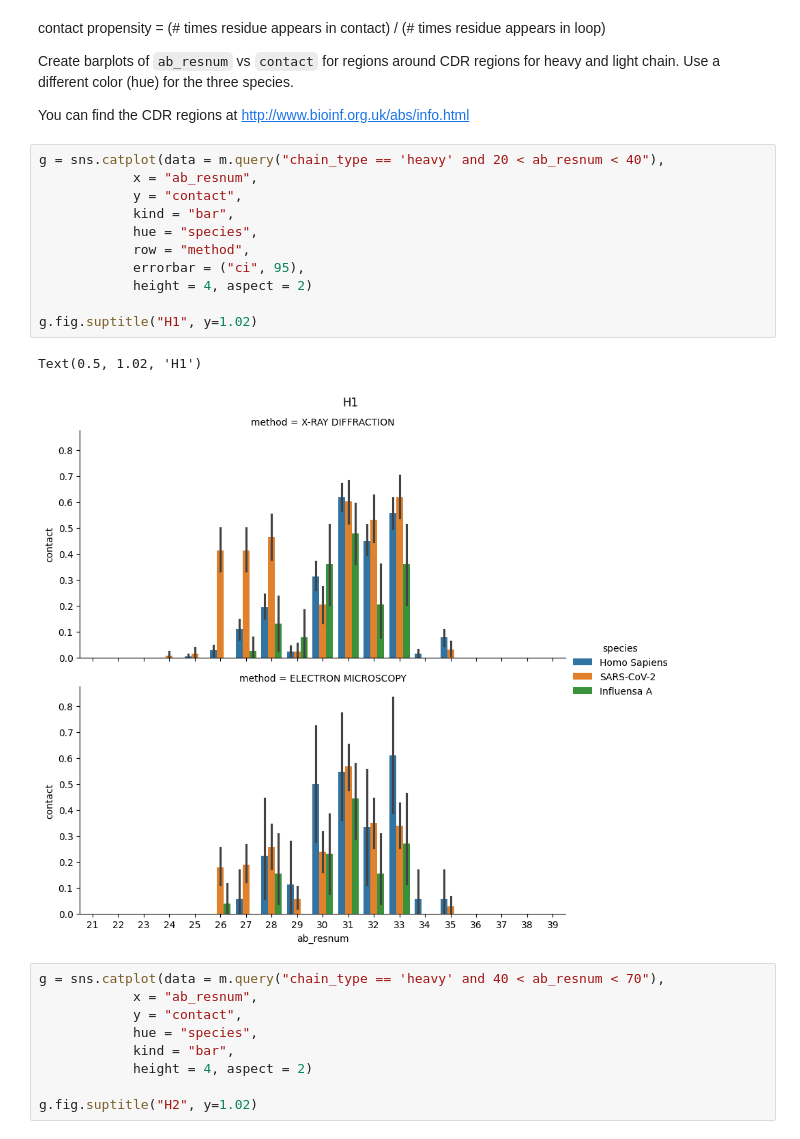
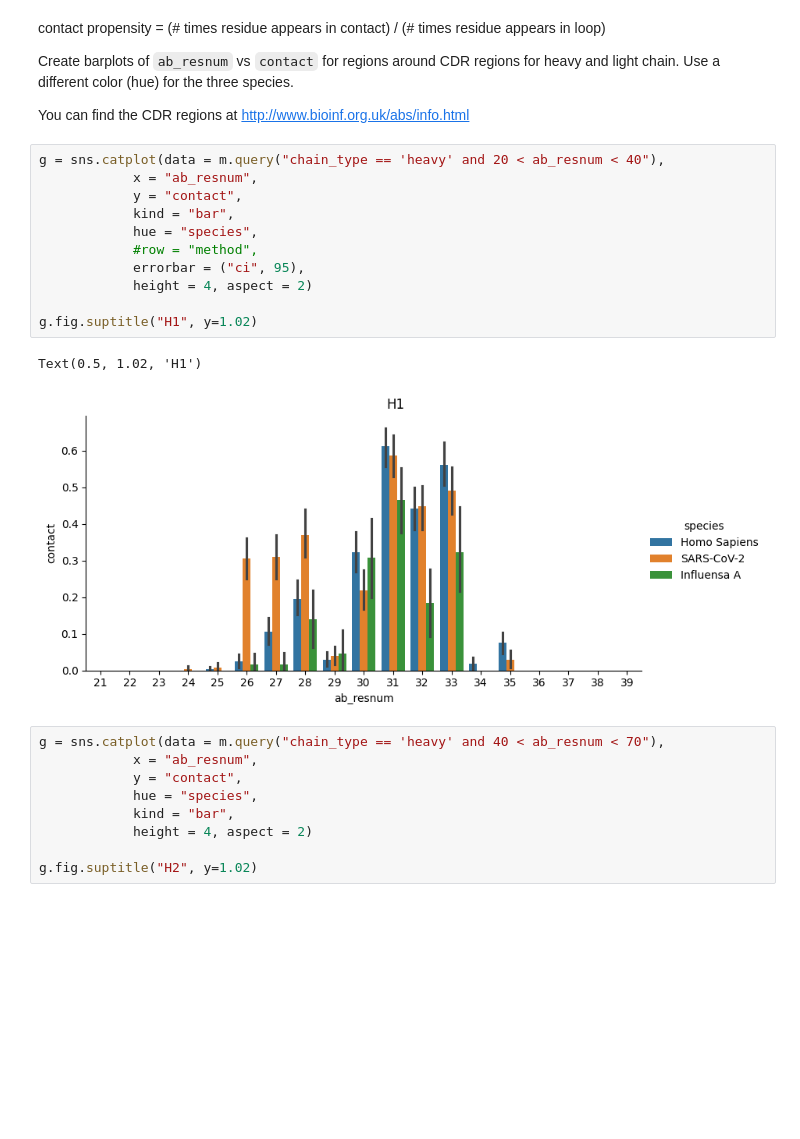
Before and after one commit to mfz/sabdab, a Jupyter notebook: notebooks/14_analyze_contacts.ipynb, the cells around one changed output. Saved outputs shown, nothing was run; the diff lists cells and outputs as text; blank space fills up the shorter version.

```diff
--- a/notebooks/14_analyze_contacts.ipynb
+++ b/notebooks/14_analyze_contacts.ipynb
@@ -85,17 +85,17 @@ You can find the CDR regions at http://www.bioinf.org.uk/abs/info.html
 # %%
 g = sns.catplot(data = m.query("chain_type == 'heavy' and 20 < ab_resnum < 40"),
             x = "ab_resnum",
             y = "contact",
             kind = "bar",
             hue = "species",
-            row = "method",
+            #row = "method",
             errorbar = ("ci", 95),
             height = 4, aspect = 2)
 
 g.fig.suptitle("H1", y=1.02)
 # %% [output]
 Text(0.5, 1.02, 'H1')
-[figure, old version]
+[figure, new version]
 # %%
 g = sns.catplot(data = m.query("chain_type == 'heavy' and 40 < ab_resnum < 70"),
             x = "ab_resnum",
```
Also changed, not shown: parts of 21 cells of this notebook.
